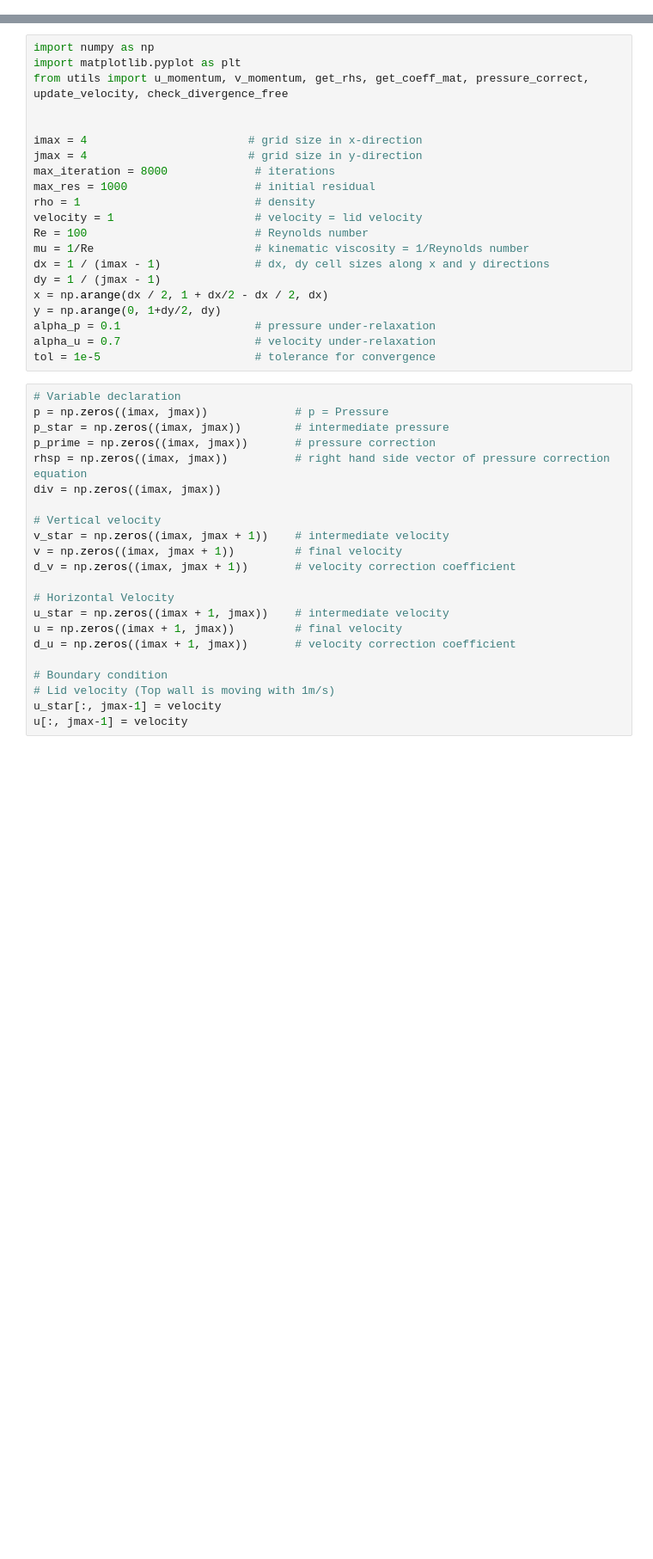
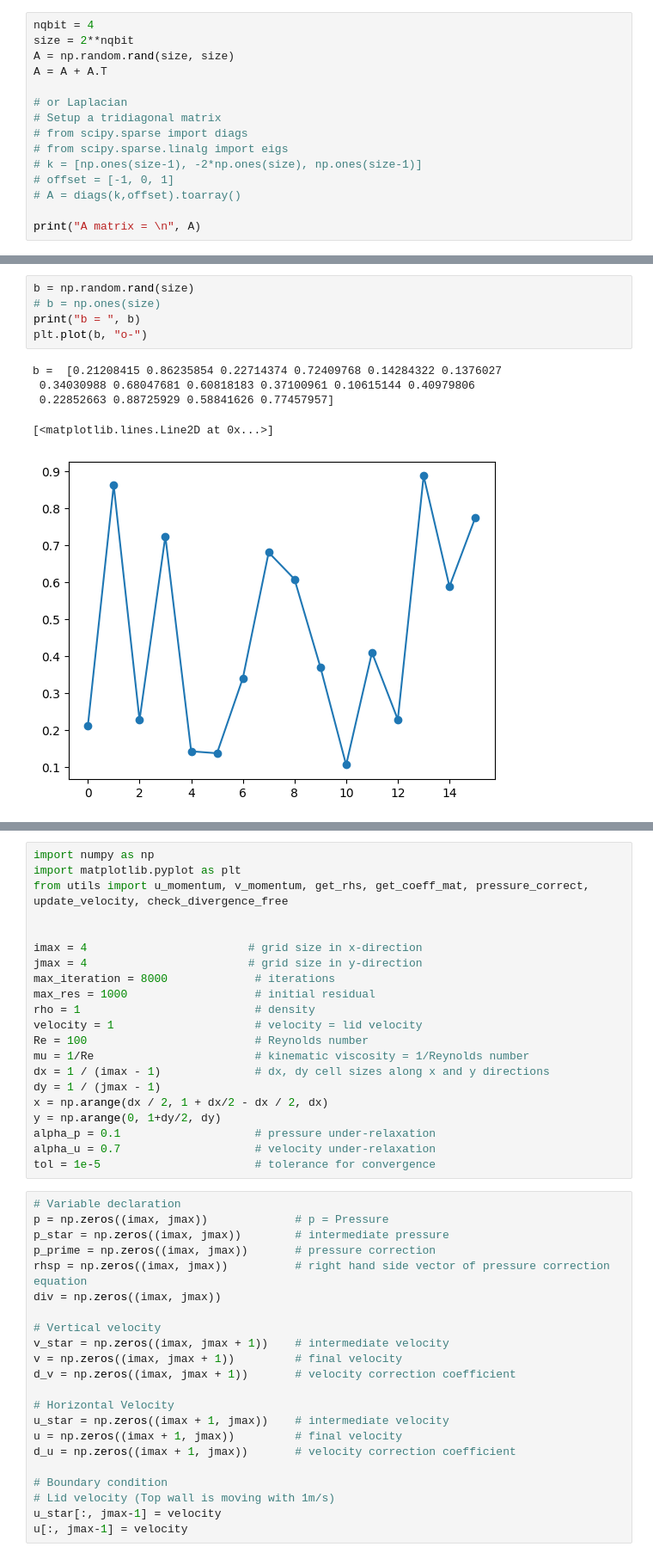
Before and after one commit to comp-physics/NISQ-Quantum-CFD, a Jupyter notebook: VQLS/VQLS-playground.ipynb, the cells around one changed output, grey strips where cells are left out. Shown at 86% size. Saved outputs shown, nothing was run; the diff lists cells and outputs as text; blank space fills up the shorter version.

Commit message:
Update VQLS tests on random matrices and 1D Poisson problem

```diff
--- a/VQLS/VQLS-playground.ipynb
+++ b/VQLS/VQLS-playground.ipynb
@@ -41,0 +50,15 @@ VQLS Iteration 1065 Cost 1.1045608871995682e-11
+# %%
+nqbit = 4
+size = 2**nqbit
+A = np.random.rand(size, size)
+A = A + A.T
+
+# or Laplacian
+# Setup a tridiagonal matrix
+# from scipy.sparse import diags
+# from scipy.sparse.linalg import eigs
+# k = [np.ones(size-1), -2*np.ones(size), np.ones(size-1)]
+# offset = [-1, 0, 1]
+# A = diags(k,offset).toarray()
+
+print("A matrix = \n", A)
@@ -41,0 +83,11 @@ VQLS Iteration 1065 Cost 1.1045608871995682e-11
+# %%
+b = np.random.rand(size)
+# b = np.ones(size)
+print("b = ", b)
+plt.plot(b, "o-")
+# %% [output]
+b =  [0.21208415 0.86235854 0.22714374 0.72409768 0.14284322 0.1376027
+ 0.34030988 0.68047681 0.60818183 0.37100961 0.10615144 0.40979806
+ 0.22852663 0.88725929 0.58841626 0.77457957]
+[<matplotlib.lines.Line2D at 0x...>]
+[figure, added]
```
Also changed, not shown: parts of 17 cells of this notebook, 7 other files.
